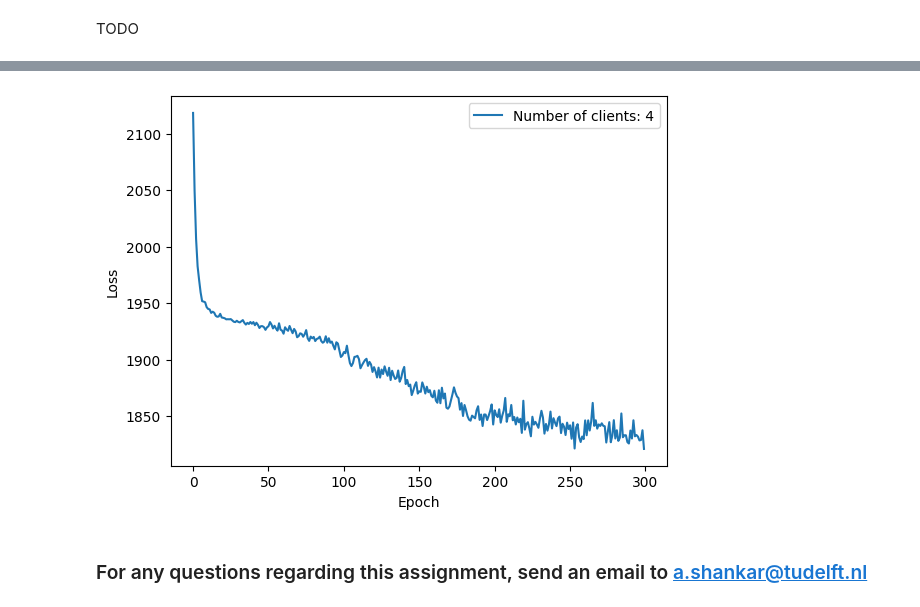
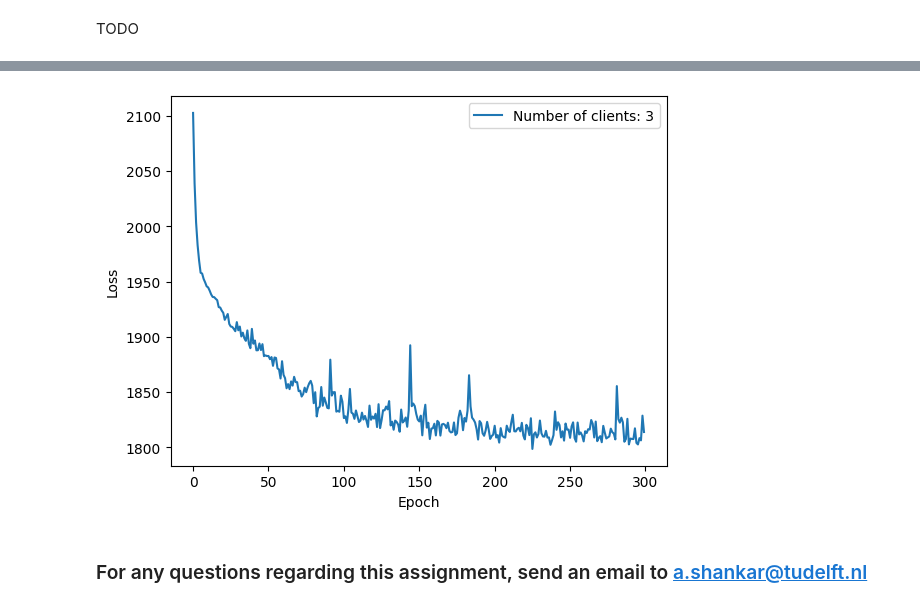
Before and after one commit to soizhiwen/ddls-lab, a Jupyter notebook: lab/hw-vfl.ipynb, the cells around one changed output, grey strips where cells are left out. Saved outputs shown, nothing was run; the diff lists cells and outputs as text; code cells hidden in the pictures.

Commit message:
Change num clients

```diff
--- a/lab/hw-vfl.ipynb
+++ b/lab/hw-vfl.ipynb
@@ -585,7 +585,7 @@ y_test = torch.tensor(y_test.values).long()
 real_data = torch.concat((X_train, y_train.view(-1, 1)), dim=1)
 
 # Split data among clients
-num_clients = 4
+num_clients = 3
 features_per_client = (num_clients - 1) * [real_data.shape[1] // num_clients]
 features_per_client.append(real_data.shape[1] - sum(features_per_client))
 features_per_client = np.array(features_per_client)
@@ -648,3 +648,3 @@ Epoch: 299 Loss: 1820.852
-[figure, old version]
+[figure, new version]
 # %% [markdown]
 ### For any questions regarding this assignment, send an email to a.shankar@tudelft.nl
```
Also changed, not shown: parts of 1 cell of this notebook.
